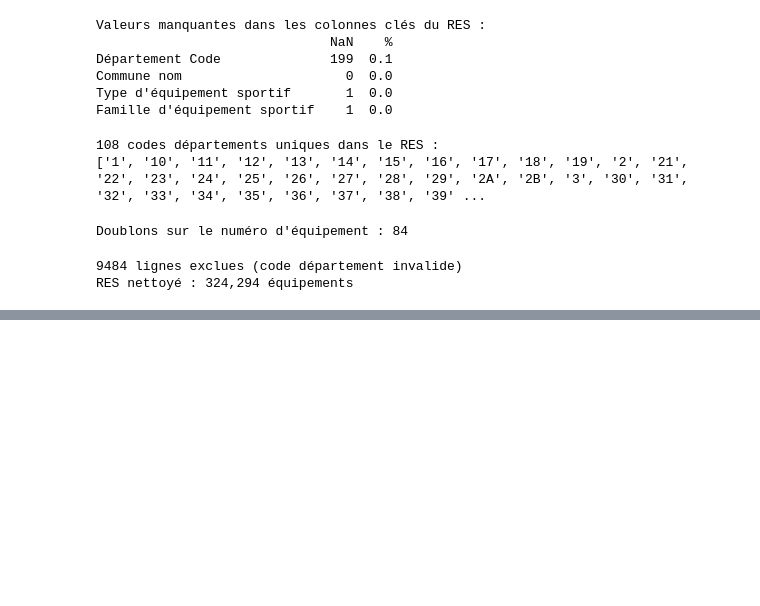
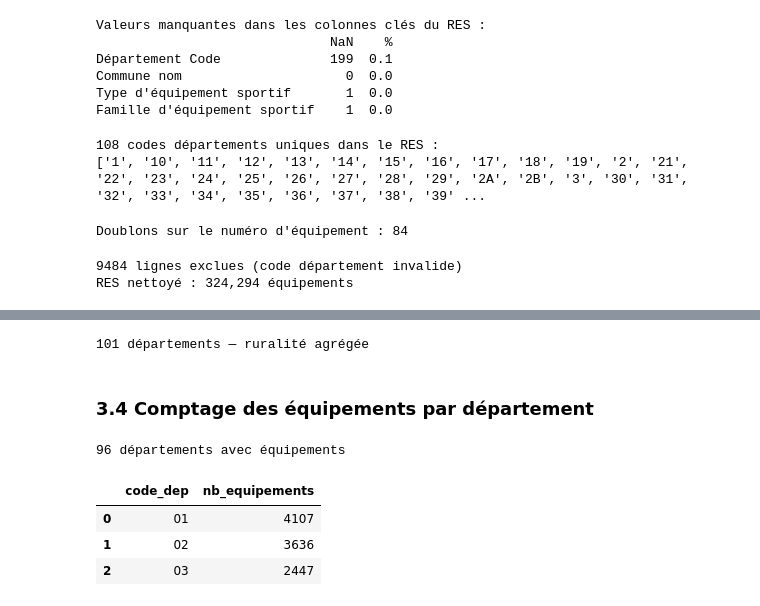
Before and after one commit to Luservant/projet_python, a Jupyter notebook: main.ipynb, the cells around one changed output, grey strips where cells are left out. Cells and saved outputs as stored; diff of their text form; code cells hidden in the pictures; blank space fills up the shorter version.

```diff
--- a/main.ipynb
+++ b/main.ipynb
@@ -157,17 +157,31 @@ print(f"Doublons sur le numéro d'équipement : {n_doublons}")
 Doublons sur le numéro d'équipement : 84
 # %%
 # Nettoyage du RES :
-# - standardiser le code département sur 2 caractères
+# - standardiser le code département sur 2 caractères (zfill AVANT le filtre)
 # - supprimer les lignes sans code département valide
-df_res["code_dep"] = df_res["Département Code"].astype(str).str.strip().str.zfill(2)
+# - supprimer les 84 doublons sur le numéro d'équipement
 
-# Garder uniquement les départements valides (métropole + DOM)
-mask_dep_valide = df_res["code_dep"].str.match(r"^\d{2}$|^2[AB]$")
+df_res["code_dep"] = (
+    df_res["Département Code"]
+    .astype(str)
+    .str.strip()
+    .str.replace("nan", "")       # transformer "nan" en chaîne vide
+    .apply(lambda x: x.zfill(2) if x.isdigit() else x)  # zfill seulement si numérique
+)
+
+# Codes valides : 01 à 95, 2A, 2B, et les 4 DOM (971-974, 976)
+mask_dep_valide = df_res["code_dep"].str.match(r"^0[1-9]$|^[1-9]\d$|^2[AB]$|^97[1-46]$")
 n_exclus = (~mask_dep_valide).sum()
 df_res = df_res[mask_dep_valide].copy()
 
-print(f"{n_exclus} lignes exclues (code département invalide)")
+# Suppression des doublons — garder la ligne la plus récente
+df_res = df_res.sort_values("Date de l'enquête", ascending=False)
+df_res = df_res.drop_duplicates(subset=["Numéro de l'équipement sportif"], keep="first")
+
+print(f"{n_exclus} lignes exclues (code département invalide ou manquant)")
+print(f"{84} doublons supprimés")
 print(f"RES nettoyé : {len(df_res):,} équipements")
+print(f"Codes département présents : {sorted(df_res['code_dep'].unique())}")
 # %% [output]
 9484 lignes exclues (code département invalide)
 RES nettoyé : 324,294 équipements
@@ -173,0 +301,30 @@ RES nettoyé : 324,294 équipements
+# %%
+# Part des communes rurales par département
+df_rural_dep = (
+    df_communes.groupby("code_dep")
+    .apply(lambda g: pd.Series({
+        "part_rural": (g["TYPO_RURB_CRTE"].str.upper().str.contains("RURAL", na=False).sum()
+                       / len(g) * 100)
+    }), include_groups=False)
+    .reset_index()
+)
+print(f"{len(df_rural_dep)} départements — ruralité agrégée")
+# %% [output]
+101 départements — ruralité agrégée
+# %% [markdown]
+### 3.4 Comptage des équipements par département
+# %%
+# Nombre d'équipements par département
+nb_equip = (
+    df_res.groupby("code_dep")
+    .size()
+    .reset_index(name="nb_equipements")
+)
+print(f"{len(nb_equip)} départements avec équipements")
+nb_equip.head(3)
+# %% [output]
+96 départements avec équipements
+|  | code_dep | nb_equipements |
+| 0 | 01 | 4107 |
+| 1 | 02 | 3636 |
+| 2 | 03 | 2447 |
```
Also changed, not shown: parts of 11 cells of this notebook, 1 other file.
